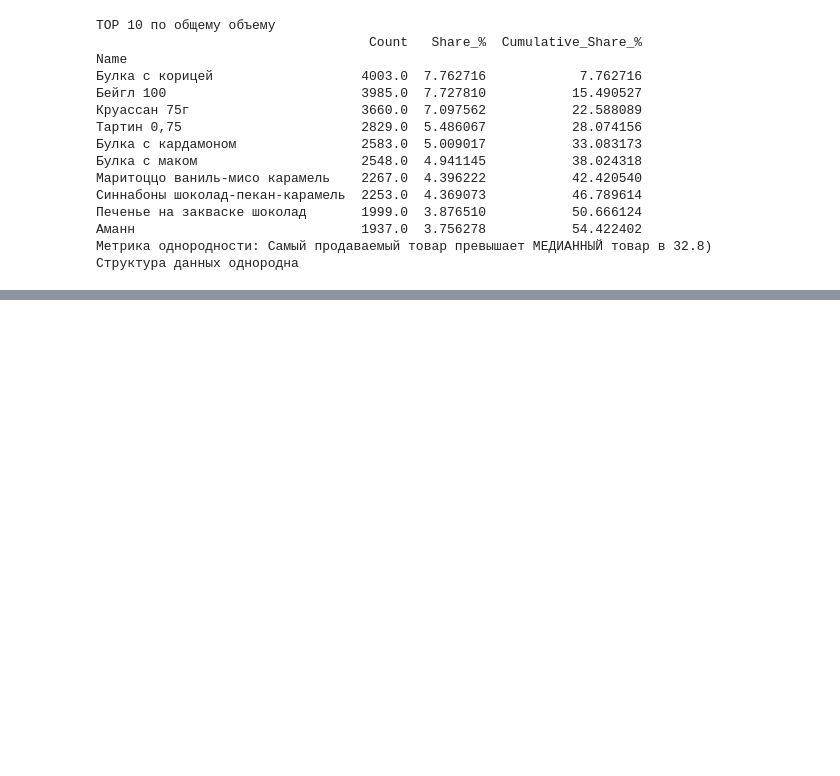
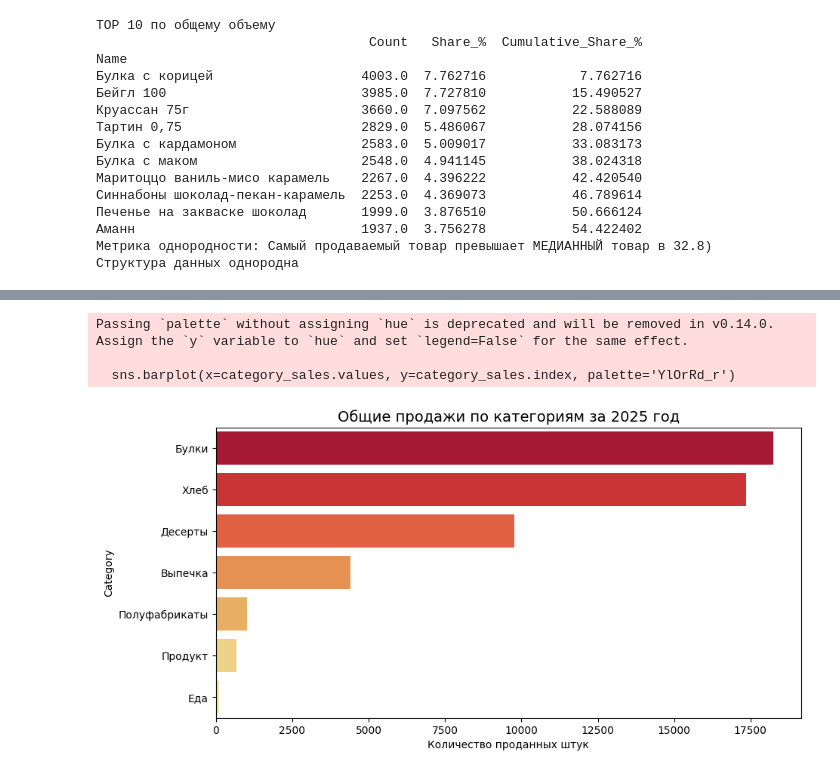
Before and after one commit to klopp2001/dna_analysis_summer, a Jupyter notebook: analysis_2025.ipynb, the cells around one changed output, grey strips where cells are left out. Cells and saved outputs as stored; diff of their text form; code cells hidden in the pictures; blank space fills up the shorter version.

```diff
--- a/analysis_2025.ipynb
+++ b/analysis_2025.ipynb
@@ -373,0 +342,25 @@ df_2025[df_2025['Name'] == '']
+# %%
+# 1. Сначала убираем ошибочную строку с названием точки
+df_2025 = df_2025[df_2025['Name'] != 'Краснопролетарская (студио)']
+
+# 2. Прописываем категории для всех новинок 2026 года
+df_2025.loc[df_2025['Name'] == 'Бабка карамелизированный шоколад и кокос', 'Category'] = 'Булки'
+df_2025.loc[df_2025['Name'] == 'Бейгл 120', 'Category'] = 'Хлеб'  # либо 'Выпечка', если бейглы у вас там
+df_2025.loc[df_2025['Name'] == 'Бриошь с ванильным кремом в ягодной глазури', 'Category'] = 'Булки'
+df_2025.loc[df_2025['Name'] == 'Ватрушка брусника-ваниль', 'Category'] = 'Булки'
+df_2025.loc[df_2025['Name'] == 'Даниш Баннофи', 'Category'] = 'Выпечка'
+df_2025.loc[df_2025['Name'] == 'Кекс лимон-малина', 'Category'] = 'Десерты'
+df_2025.loc[df_2025['Name'] == 'Круассан с кремом и компоте', 'Category'] = 'Выпечка'
+df_2025.loc[df_2025['Name'] == 'Мини даниш с курдом', 'Category'] = 'Выпечка'
+df_2025.loc[df_2025['Name'] == 'Шу мини жасмин', 'Category'] = 'Десерты'
+df_2025.loc[df_2025['Name'] == 'Шу мини малина-ваниль', 'Category'] = 'Десерты'
+df_2025.loc[df_2025['Name'] == 'Шу мини earl grey', 'Category'] = 'Десерты'
+df_2025.loc[df_2025['Name'] == 'Гранола грецкий орех-клюква', 'Category'] = 'Продукт'
+df_2025.loc[df_2025['Name'] == 'Амман с цедрой лайма', 'Category'] = 'Булки'
+df_2025.loc[df_2025['Name'] == 'Honey butter toast', 'Category'] = 'Выпечка'
+df_2025.loc[df_2025['Name'] == 'Доставка', 'Category'] = 'Продукт'  # убираем услуги в 'Продукт' или можно вообще удалить
+
+# 3. На всякий случай проверяем, что у нас не осталось товаров с пустой категорией (NaN)
+df_2025['Category'] = df_2025['Category'].fillna('Остальные')
+
+print("Все новинки успешно разнесены по правильным категориям!")
@@ -373,0 +403,14 @@ df_2025[df_2025['Name'] == '']
+# %%
+# Строим график объемов продаж по категориям товаров
+plt.figure(figsize=(10, 5))
+category_sales = df_2025.groupby('Category')['Count'].sum().sort_values(ascending=False)
+
+sns.barplot(x=category_sales.values, y=category_sales.index, palette='YlOrRd_r')
+plt.title('Общие продажи по категориям за 2025 год', fontsize=14)
+plt.xlabel('Количество проданных штук')
+plt.show()
+# %% [output]
+Passing `palette` without assigning `hue` is deprecated and will be removed in v0.14.0. Assign the `y` variable to `hue` and set `legend=False` for the same effect.
+
+  sns.barplot(x=category_sales.values, y=category_sales.index, palette='YlOrRd_r')
+[figure, added]
```
Also changed, not shown: parts of 19 cells of this notebook, 2 other files.
